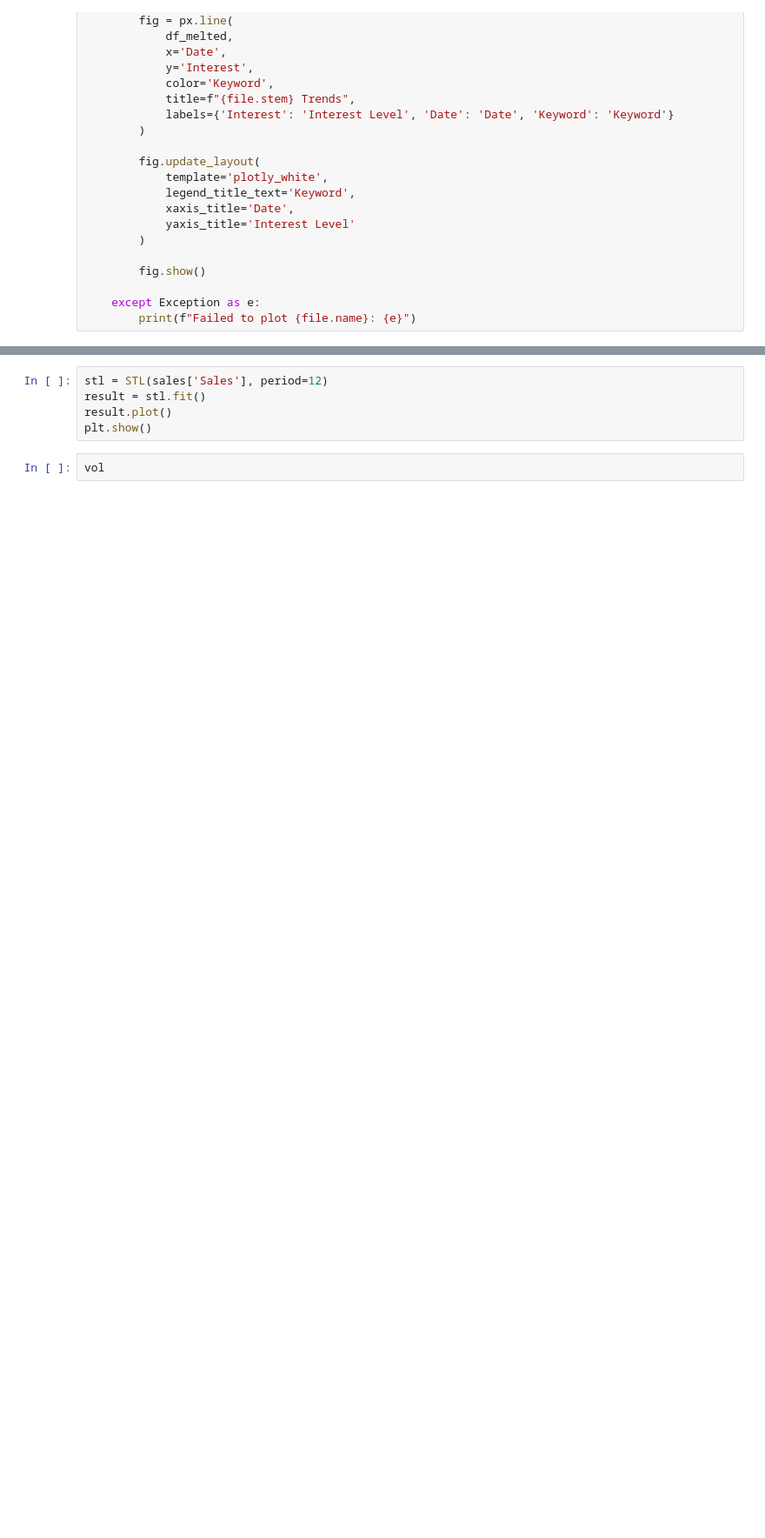
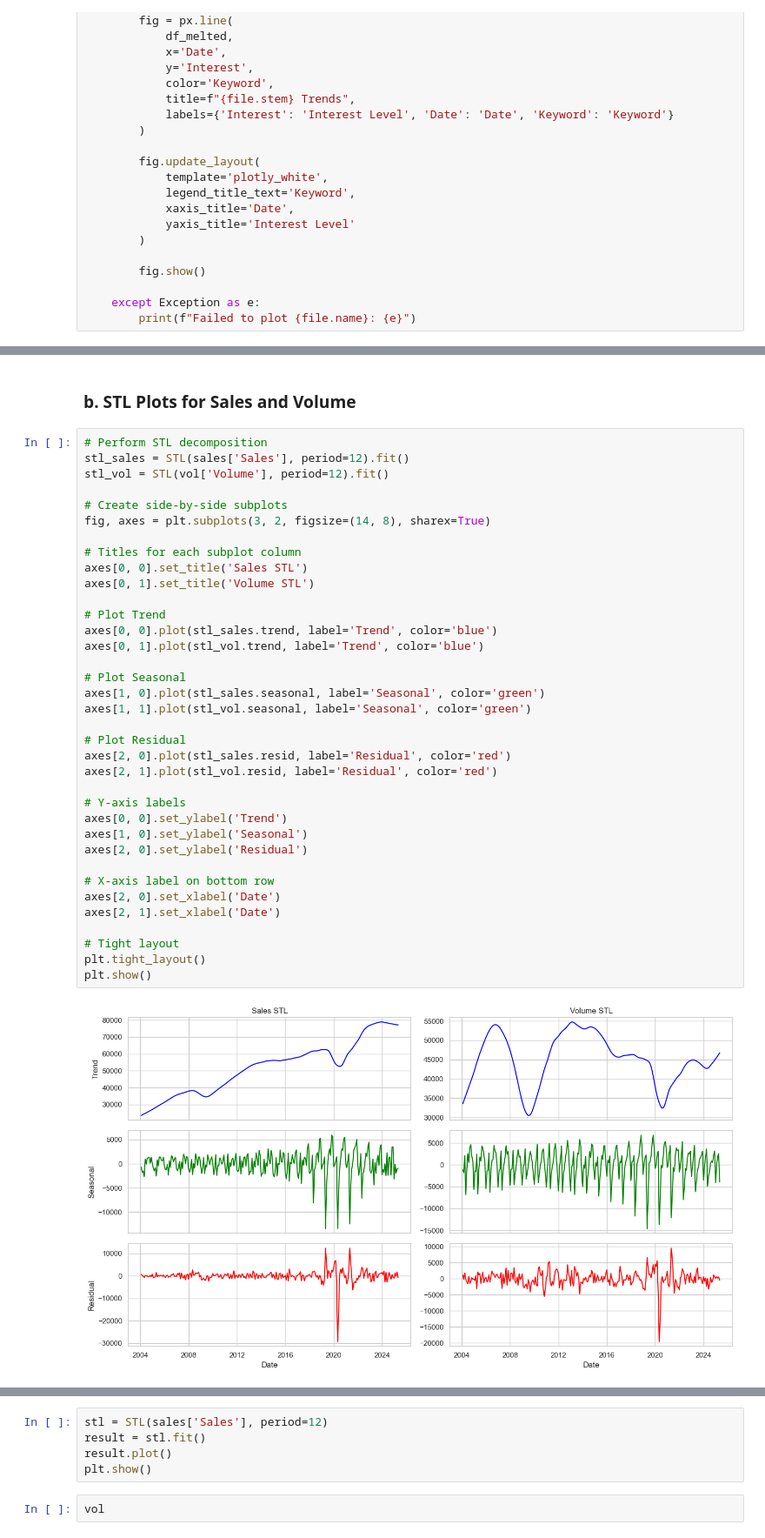
Before and after one commit to MahlatsiM/HonoursResearch, a Jupyter notebook: Car_Pred_2.0.ipynb, the cells around one changed output, grey strips where cells are left out. Shown at 87% size. Drawn from its saved outputs; the diff is of its cells as text; blank space fills up the shorter version.

```diff
--- a/Car_Pred_2.0.ipynb
+++ b/Car_Pred_2.0.ipynb
@@ -326,0 +335,40 @@ for file in Path(folder_path).glob("*.csv"):
+# %% [markdown]
+### b. STL Plots for Sales and Volume
+# %%
+# Perform STL decomposition
+stl_sales = STL(sales['Sales'], period=12).fit()
+stl_vol = STL(vol['Volume'], period=12).fit()
+
+# Create side-by-side subplots
+fig, axes = plt.subplots(3, 2, figsize=(14, 8), sharex=True)
+
+# Titles for each subplot column
+axes[0, 0].set_title('Sales STL')
+axes[0, 1].set_title('Volume STL')
+
+# Plot Trend
+axes[0, 0].plot(stl_sales.trend, label='Trend', color='blue')
+axes[0, 1].plot(stl_vol.trend, label='Trend', color='blue')
+
+# Plot Seasonal
+axes[1, 0].plot(stl_sales.seasonal, label='Seasonal', color='green')
+axes[1, 1].plot(stl_vol.seasonal, label='Seasonal', color='green')
+
+# Plot Residual
+axes[2, 0].plot(stl_sales.resid, label='Residual', color='red')
+axes[2, 1].plot(stl_vol.resid, label='Residual', color='red')
+
+# Y-axis labels
+axes[0, 0].set_ylabel('Trend')
+axes[1, 0].set_ylabel('Seasonal')
+axes[2, 0].set_ylabel('Residual')
+
+# X-axis label on bottom row
+axes[2, 0].set_xlabel('Date')
+axes[2, 1].set_xlabel('Date')
+
+# Tight layout
+plt.tight_layout()
+plt.show()
+# %% [output]
+[figure, added]
```
Also changed, not shown: parts of 5 cells of this notebook, 1 other file.
